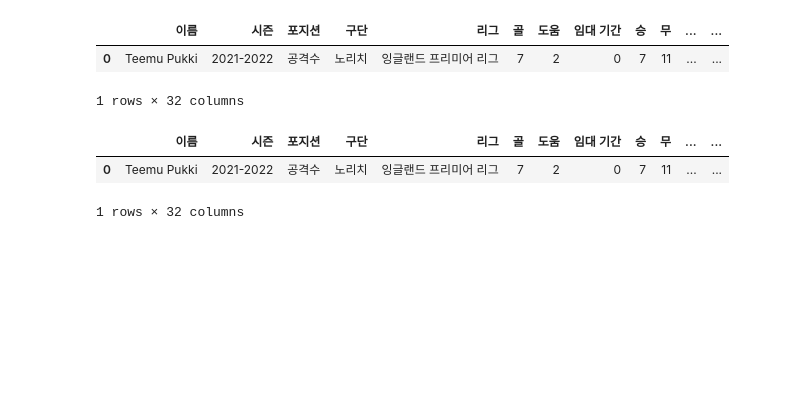
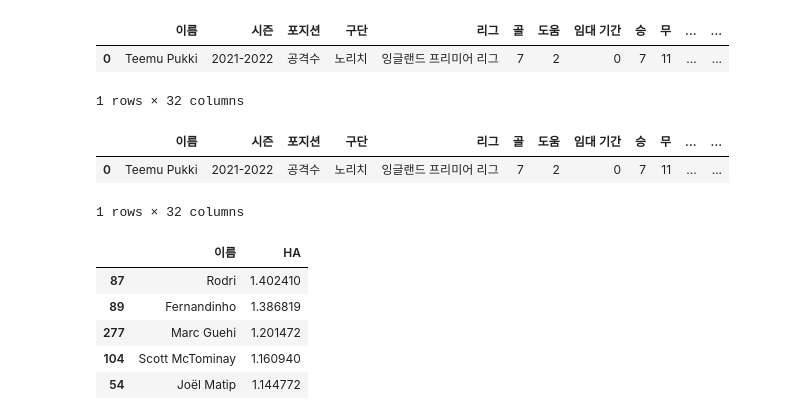
Before and after one commit to YongJaeJung/FM_DA_Project, a Jupyter notebook: 08.선수별_WAR_측정기-수비수.ipynb, the cells around one changed output. Cells and saved outputs as stored; diff of their text form; code cells hidden in the pictures; blank space fills up the shorter version.

```diff
--- a/08.선수별_WAR_측정기-수비수.ipynb
+++ b/08.선수별_WAR_측정기-수비수.ipynb
@@ -44,11 +44,23 @@ premier_df.head(1)
 1 rows × 32 columns
 # %%
 defender_df = premier_df[premier_df['포지션']=='수비수']
+# %%
+num_col = [defender_df.columns[i] for i,x in enumerate(defender_df.dtypes) if x == 'int64' or x == 'float64']
+independent_value = set(num_col) - set(['평균획득승점/경기','출장시간','승','무','패','경기당 팀 득점/90','경기당 팀 실점/90'])
+dependent_value = '평균획득승점/경기'
 # %%
-# 0골인 선수 보정
-midfielder_df['골'] = midfielder_df['골']+1
-midfielder_df['경기당 슈팅/90'] = midfielder_df['경기당 슈팅/90']+0.01
+# header accuracy
+defender_df['HA'] = (defender_df['헤더 성공/90'] / defender_df['공중볼시도/90'])
 
-# Shoot Accuracy Weighted Goal
-midfielder_df['SAWG'] = (midfielder_df['경기당 유효 슈팅/90'] / midfielder_df['경기당 슈팅/90'])*midfielder_df['골']
+independent_value.add('HA')
+independent_value = independent_value - set(['헤더 성공/90','공중볼시도/90'])
+
+defender_df[['이름','HA']].sort_values(by='HA',ascending=False).head()
+# %% [output]
+|  | 이름 | HA |
+| 87 | Rodri | 1.402410 |
+| 89 | Fernandinho | 1.386819 |
+| 277 | Marc Guehi | 1.201472 |
+| 104 | Scott McTominay | 1.160940 |
+| 54 | Joël Matip | 1.144772 |
 # %%
```
Also changed, not shown: parts of 19 cells of this notebook, 1 other file.
